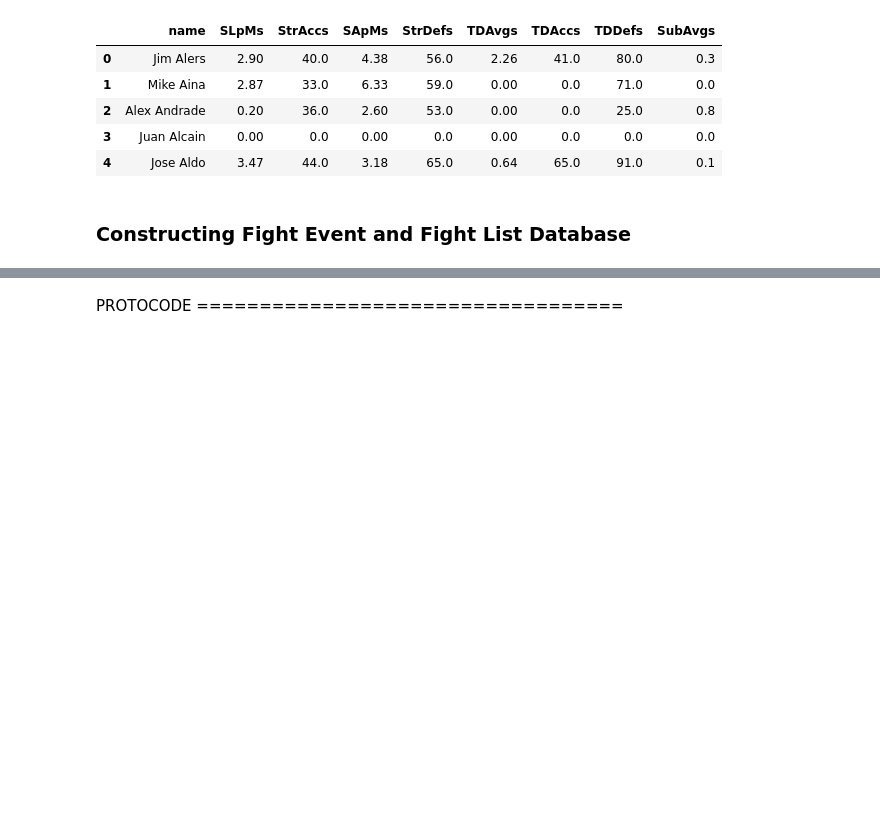
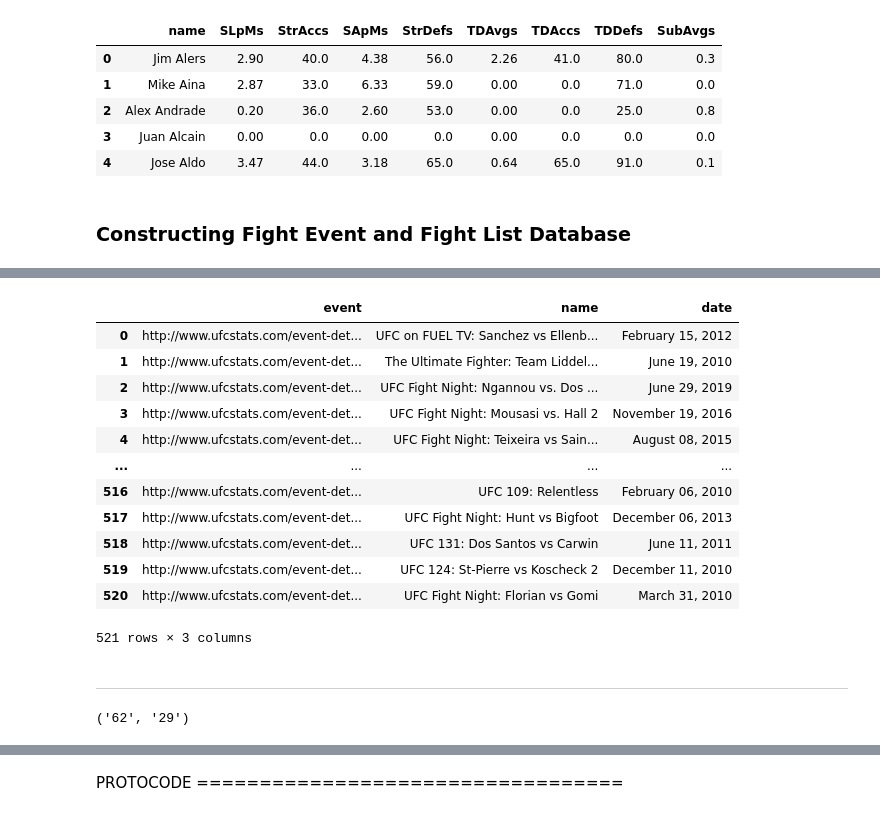
Before and after one commit to Neji128/Creating-a-SQL-Server-via-Web-Scrapping, a Jupyter notebook: Web_Scrapping.ipynb, the cells around one changed output, grey strips where cells are left out. Cells and saved outputs as stored; diff of their text form; code cells hidden in the pictures; blank space fills up the shorter version.

```diff
--- a/Web_Scrapping.ipynb
+++ b/Web_Scrapping.ipynb
@@ -393,0 +413,8 @@ for url in event_url_list:
+# %%
+for event_soup in event_soups:
+
+    date_holder = event_soup.findChildren('li', attrs={'class': re.compile('b-list__')})
+
+    date = date_holder[0].text.split(':')[1].strip()
+
+    if date > current_date:
@@ -393,0 +429,3 @@ for url in event_url_list:
+# %%
+for event_soup in event_soups:
+    if
@@ -394,3 +448,7 @@ for url in event_url_list:
+# %%
+def event_name(event_soup):
+    event_title = event_soup.find('h2', attrs={'class': re.compile('b-content__')}).text.strip()
+    return event_title
 # %%
 event_database_df = pd.DataFrame()
 
@@ -412,3 +456,23 @@ def event_fights_parser(event_soup):
+# %%
+event_names = list(map(event_name,event_soups))
+
+event_database_df['name'] = event_names
+# %%
+event_database_df
+# %% [output]
+|  | event | name | date |
+| 0 | http://www.ufcstats.com/event-det... | UFC on FUEL TV: Sanchez vs Ellenb... | February 15, 2012 |
+| 1 | http://www.ufcstats.com/event-det... | The Ultimate Fighter: Team Liddel... | June 19, 2010 |
+| 2 | http://www.ufcstats.com/event-det... | UFC Fight Night: Ngannou vs. Dos ... | June 29, 2019 |
+| 3 | http://www.ufcstats.com/event-det... | UFC Fight Night: Mousasi vs. Hall 2 | November 19, 2016 |
+| 4 | http://www.ufcstats.com/event-det... | UFC Fight Night: Teixeira vs Sain... | August 08, 2015 |
+| ... | ... | ... | ... |
+| 516 | http://www.ufcstats.com/event-det... | UFC 109: Relentless | February 06, 2010 |
+| 517 | http://www.ufcstats.com/event-det... | UFC Fight Night: Hunt vs Bigfoot | December 06, 2013 |
+| 518 | http://www.ufcstats.com/event-det... | UFC 131: Dos Santos vs Carwin | June 11, 2011 |
+| 519 | http://www.ufcstats.com/event-det... | UFC 124: St-Pierre vs Koscheck 2 | December 11, 2010 |
+| 520 | http://www.ufcstats.com/event-det... | UFC Fight Night: Florian vs Gomi | March 31, 2010 |
+521 rows × 3 columns
 # %%
 def fight_participants_fetcher(event_soup):
 
@@ -444,0 +510,6 @@ test_soups = event_soups[:20]
+# %% [markdown]
+--------------------------------------------------------------------------------------------------
+# %%
+fight_strikes(event_soups[0])
+# %% [output]
+('62', '29')
```
Also changed, not shown: parts of 21 cells of this notebook.
